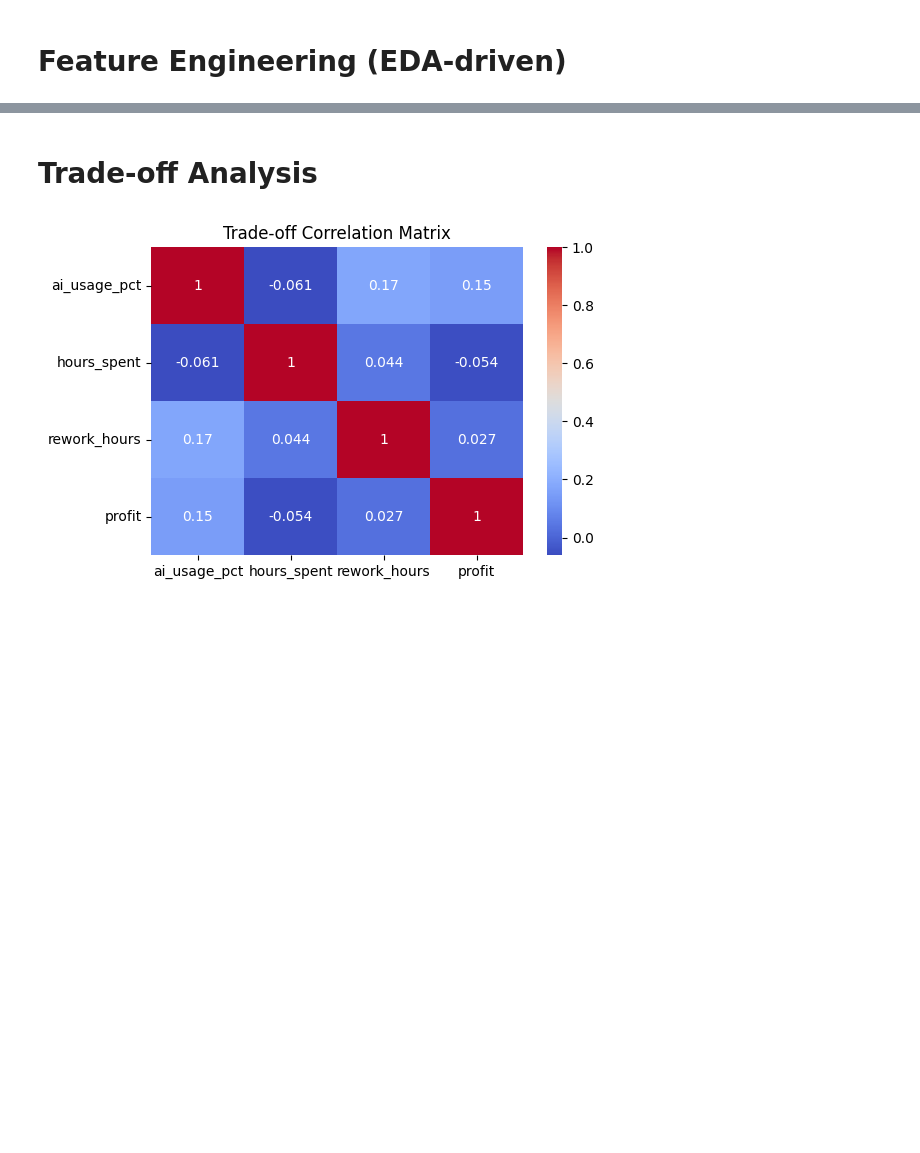
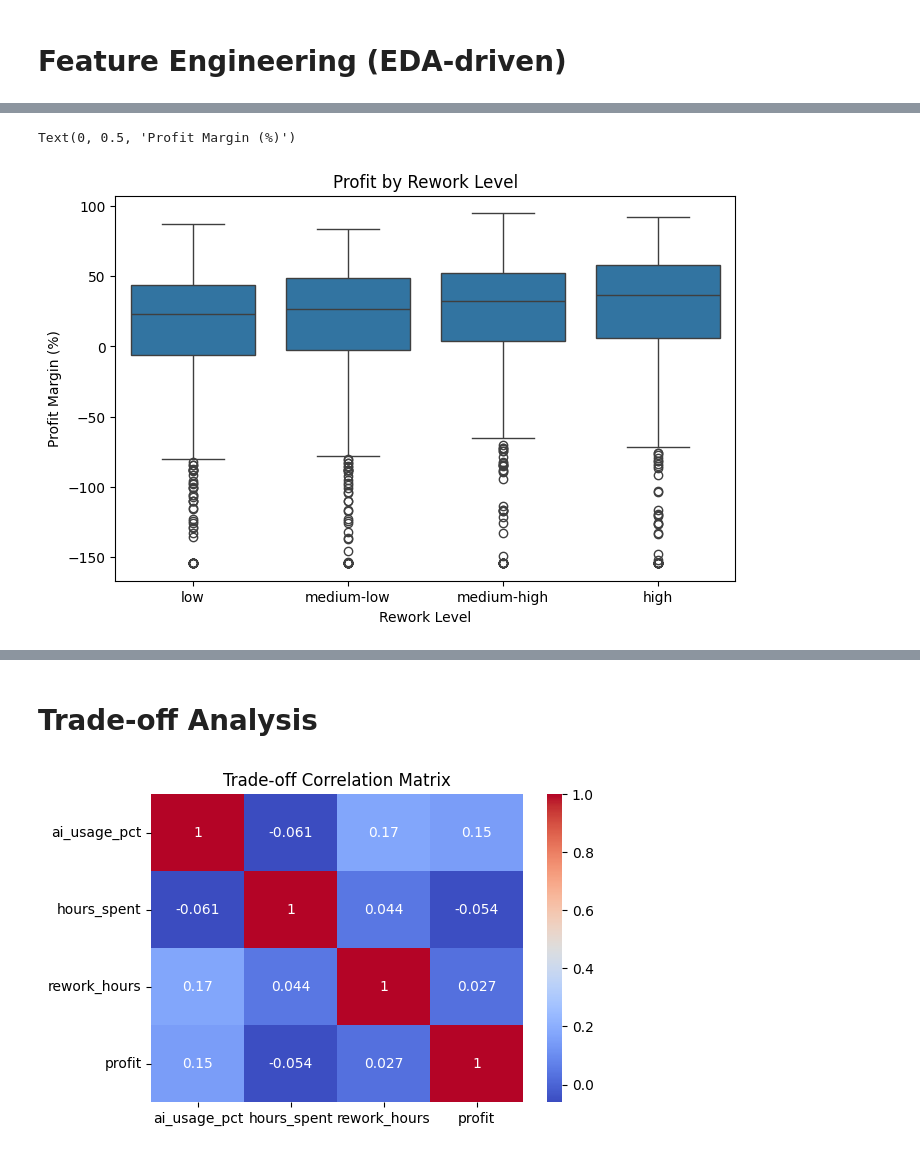
Before and after one commit to andreamammano89-maker/ML_Project_SEA_815441, a Jupyter notebook: EDA.ipynb, the cells around one changed output, grey strips where cells are left out. Cells and saved outputs as stored; diff of their text form; code cells hidden in the pictures; blank space fills up the shorter version.

```diff
--- a/EDA.ipynb
+++ b/EDA.ipynb
@@ -881,0 +901,26 @@ Overall, AI appears to improve both efficiency and profitability on average, but
+# %%
+# ============================================================
+# REWORK → PROFIT
+# ============================================================
+
+# crea bin di rework
+df_productivity['rework_bin'] = pd.qcut(
+    df_productivity['rework_rate'],
+    q=4,
+    labels=['low', 'medium-low', 'medium-high', 'high']
+)
+
+plt.figure(figsize=(8,5))
+
+sns.boxplot(
+    data=df_productivity,
+    x='rework_bin',
+    y='profit_margin'
+)
+
+plt.title("Profit by Rework Level")
+plt.xlabel("Rework Level")
+plt.ylabel("Profit Margin (%)")
+# %% [output]
+Text(0, 0.5, 'Profit Margin (%)')
+[figure, added]
```
Also changed, not shown: parts of 32 cells of this notebook.
